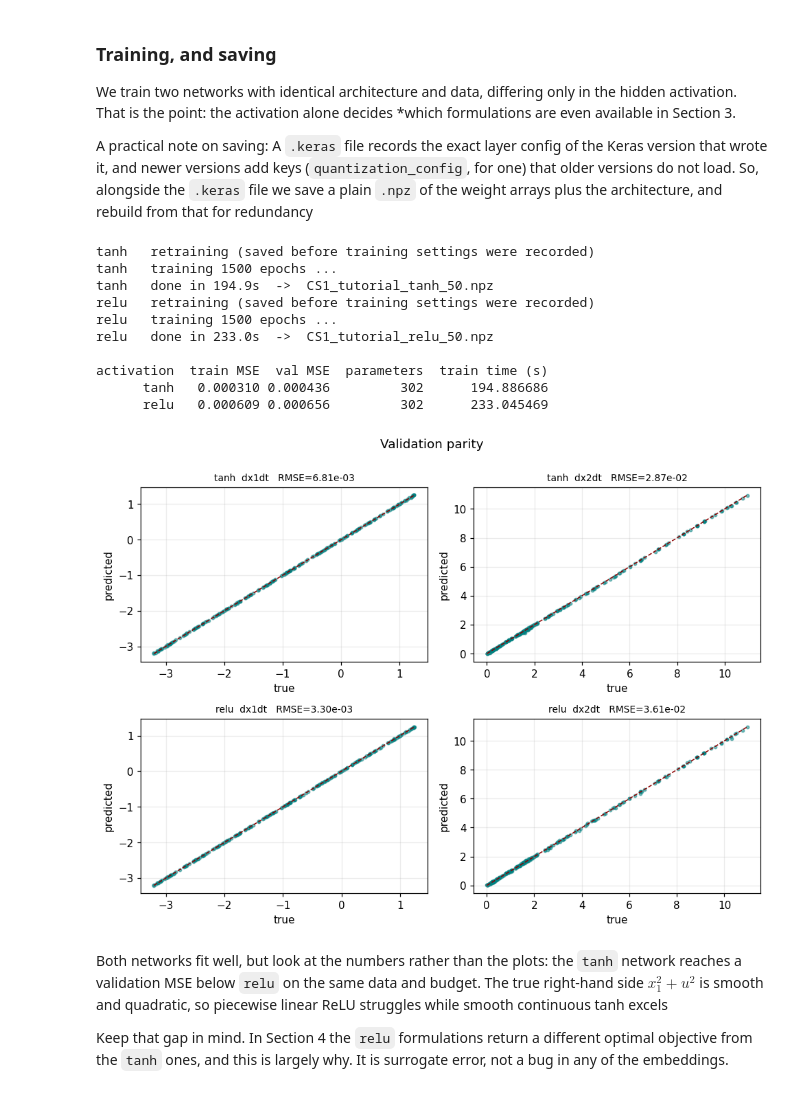
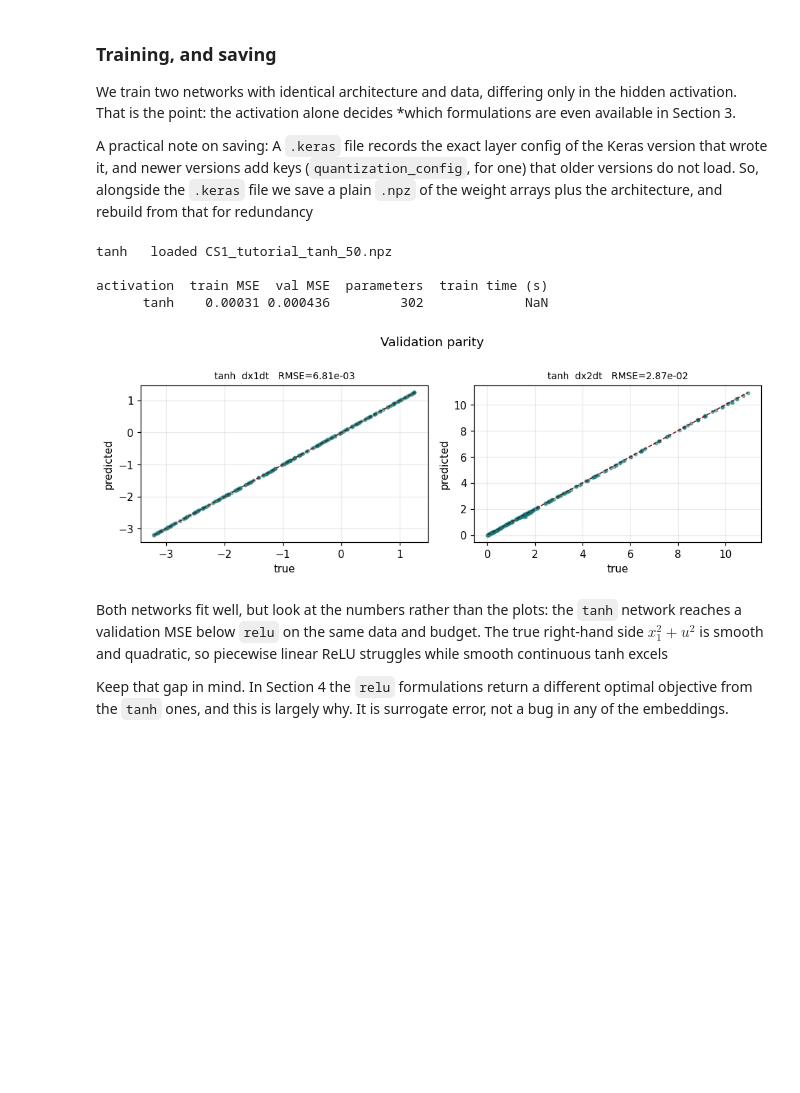
Before and after one commit to kadenschreiber/NODE-Opt, a Jupyter notebook: CS1/CS1_Full_Tutorial.ipynb, the cells around one changed output. Saved outputs shown, nothing was run; the diff lists cells and outputs as text; code cells hidden in the pictures; blank space fills up the shorter version.

Commit message:
Remove ReLU from activations, plots tables

```diff
--- a/CS1/CS1_Full_Tutorial.ipynb
+++ b/CS1/CS1_Full_Tutorial.ipynb
@@ -232,7 +232,7 @@ NCP_LIST = ((NCP_REF,) if QUICK_TEST
 
 # ----- network -------------------------------------------------------
 N_HIDDEN = 50                          # Number of hidden neurons per layer
-ACTIVATIONS = ("tanh", "relu")         # NN activation functions
+ACTIVATIONS = ("tanh",)                # NN activation functions
 
 # Training samples span a WIDER box than the OCP feasible region: every OCP
 # bound is extended by 0.25 in both directions. If the optimizer walks right up
@@ -701,35 +701,32 @@ for act in ACTIVATIONS:
 print()
 print(pd.DataFrame(train_rows).to_string(index=False))
 # %% [output]
-tanh   retraining (saved before training settings were recorded)
-tanh   training 1500 epochs ...
-tanh   done in 194.9s  ->  CS1_tutorial_tanh_50.npz
-relu   retraining (saved before training settings were recorded)
-relu   training 1500 epochs ...
-relu   done in 233.0s  ->  CS1_tutorial_relu_50.npz
+tanh   loaded CS1_tutorial_tanh_50.npz
 
 activation  train MSE  val MSE  parameters  train time (s)
-      tanh   0.000310 0.000436         302      194.886686
-      relu   0.000609 0.000656         302      233.045469
+      tanh    0.00031 0.000436         302             NaN
 # %%
 # Parity plots for model validation
-fig, ax = plt.subplots(2, 2, figsize=(9, 6.6))
+# One row per activation, one column per output (dx1dt, dx2dt).
+# squeeze=False keeps ax 2-D even with a single row, so ax[r, c] works.
+fig, ax = plt.subplots(len(ACTIVATIONS), N_OUT, squeeze=False,
+                       figsize=(4.5 * N_OUT, 3.3 * len(ACTIVATIONS)))
 for r, act in enumerate(ACTIVATIONS):
     P = NETS[act].predict(X_val, verbose=0)
     for c in range(N_OUT):
         a = ax[r, c]
         a.scatter(Y_val[:, c], P[:, c], s=8, alpha=0.5, color=DATA_COLOR)
         lim = [min(Y_val[:, c].min(), P[:, c].min()),
                max(Y_val[:, c].max(), P[:, c].max())]
         a.plot(lim, lim, "--", color=ACCENT_COLOR, lw=1)
         rmse = float(np.sqrt(np.mean((Y_val[:, c] - P[:, c]) ** 2)))
         a.set_title(f"{act}  {OUTPUT_ORDER[c]}   RMSE={rmse:.2e}", fontsize=9)
         a.set_xlabel("true"); a.set_ylabel("predicted")
 fig.suptitle("Validation parity", y=1.0)
 fig.tight_layout()
 plt.show()
 # %% [output]
-[figure, old version]
+[figure, new version]
 # %% [markdown]
 Both networks fit well, but look at the numbers rather than the plots: the
 `tanh` network reaches a validation MSE below `relu`
```
Also changed, not shown: parts of 17 cells of this notebook, 6 other files.
